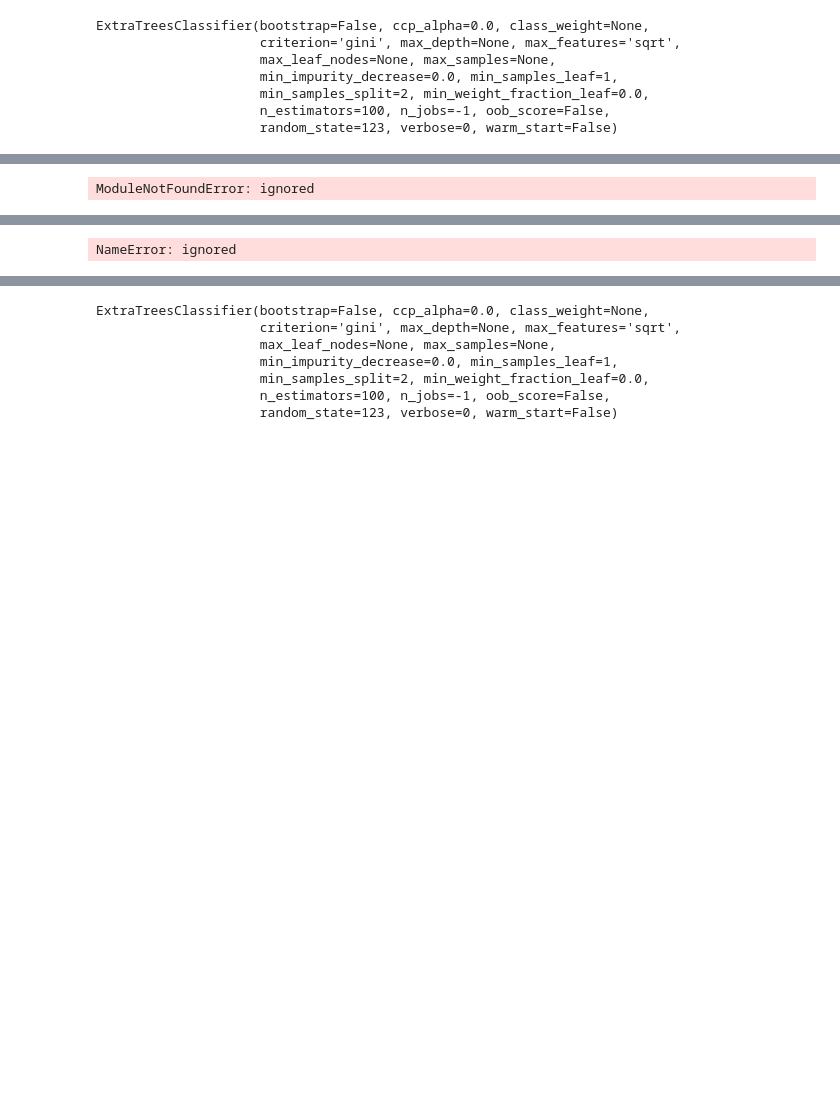
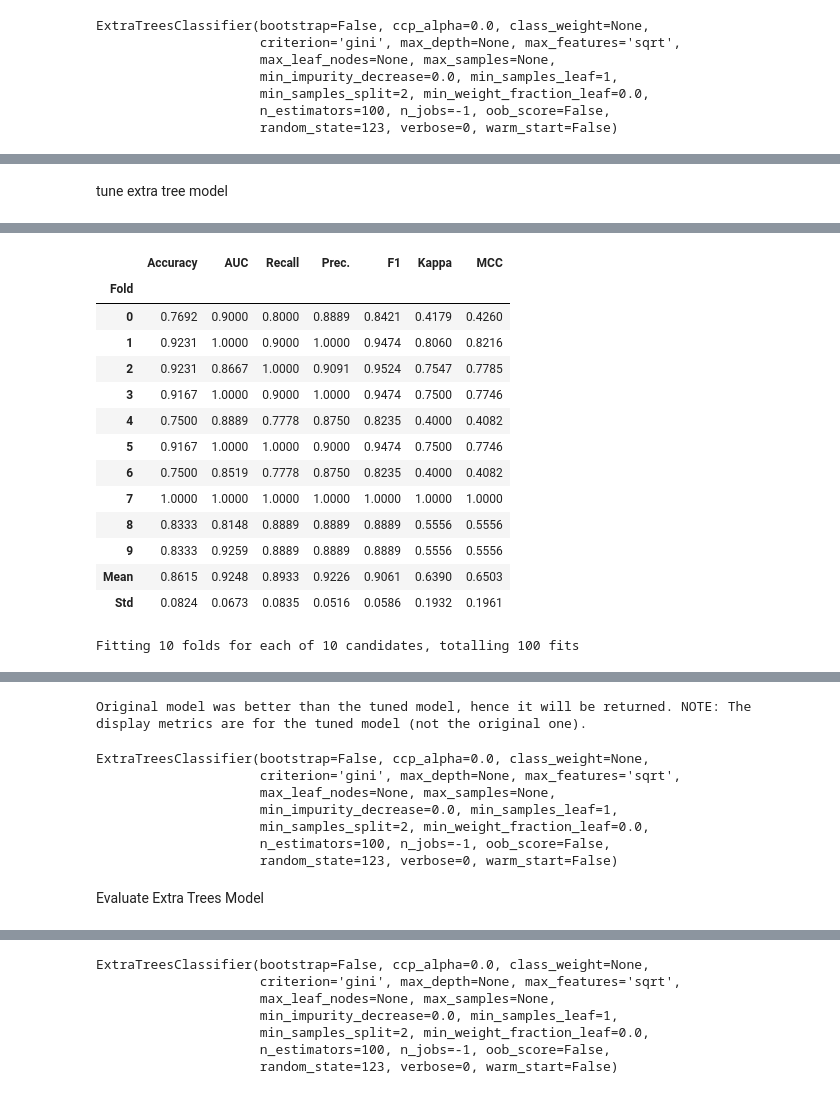
Before and after one commit to ghodsieh86/ghodsieh6220project, a Jupyter notebook: parkinson_dataset.ipynb, the cells around one changed output, grey strips where cells are left out. Saved outputs shown, nothing was run; the diff lists cells and outputs as text; code cells hidden in the pictures; blank space fills up the shorter version.

```diff
--- a/parkinson_dataset.ipynb
+++ b/parkinson_dataset.ipynb
@@ -512,3 +545,5 @@ Successfully installed Mako-1.2.4 alembic-1.10.4 cmaes-0.9.1 colorlog-6.7.0 optu
+# %% [markdown]
+tune extra tree model
 # %%
-tuned_et = tune_model(et, search_library='tune-sklearn')
+tuned_et = tune_model(et)
 # %% [output]
@@ -515 +551,15 @@ tuned_et = tune_model(et, search_library='tune-sklearn')
+|  | Accuracy | AUC | Recall | Prec. | F1 | Kappa | MCC |
+| Fold |  |  |  |  |  |  |  |
+| 0 | 0.7692 | 0.9000 | 0.8000 | 0.8889 | 0.8421 | 0.4179 | 0.4260 |
+| 1 | 0.9231 | 1.0000 | 0.9000 | 1.0000 | 0.9474 | 0.8060 | 0.8216 |
+| 2 | 0.9231 | 0.8667 | 1.0000 | 0.9091 | 0.9524 | 0.7547 | 0.7785 |
+| 3 | 0.9167 | 1.0000 | 0.9000 | 1.0000 | 0.9474 | 0.7500 | 0.7746 |
+| 4 | 0.7500 | 0.8889 | 0.7778 | 0.8750 | 0.8235 | 0.4000 | 0.4082 |
+| 5 | 0.9167 | 1.0000 | 1.0000 | 0.9000 | 0.9474 | 0.7500 | 0.7746 |
+| 6 | 0.7500 | 0.8519 | 0.7778 | 0.8750 | 0.8235 | 0.4000 | 0.4082 |
+| 7 | 1.0000 | 1.0000 | 1.0000 | 1.0000 | 1.0000 | 1.0000 | 1.0000 |
+| 8 | 0.8333 | 0.8148 | 0.8889 | 0.8889 | 0.8889 | 0.5556 | 0.5556 |
+| 9 | 0.8333 | 0.9259 | 0.8889 | 0.8889 | 0.8889 | 0.5556 | 0.5556 |
+| Mean | 0.8615 | 0.9248 | 0.8933 | 0.9226 | 0.9061 | 0.6390 | 0.6503 |
+| Std | 0.0824 | 0.0673 | 0.0835 | 0.0516 | 0.0586 | 0.1932 | 0.1961 |
-ModuleNotFoundError: ignored
+Fitting 10 folds for each of 10 candidates, totalling 100 fits
@@ -516,8 +567,17 @@ ModuleNotFoundError: ignored
+Original model was better than the tuned model, hence it will be returned. NOTE: The display metrics are for the tuned model (not the original one).
 # %%
 #tuned model object is stored in the variable 'tuned_et'.
 tuned_et
 # %% [output]
-NameError: ignored
+ExtraTreesClassifier(bootstrap=False, ccp_alpha=0.0, class_weight=None,
+                     criterion='gini', max_depth=None, max_features='sqrt',
+                     max_leaf_nodes=None, max_samples=None,
+                     min_impurity_decrease=0.0, min_samples_leaf=1,
+                     min_samples_split=2, min_weight_fraction_leaf=0.0,
+                     n_estimators=100, n_jobs=-1, oob_score=False,
+                     random_state=123, verbose=0, warm_start=False)
+# %% [markdown]
+Evaluate Extra Trees Model
 # %%
 !pip install statsmodels --upgrade
 # %% [output]
```
Also changed, not shown: parts of 68 cells of this notebook.
